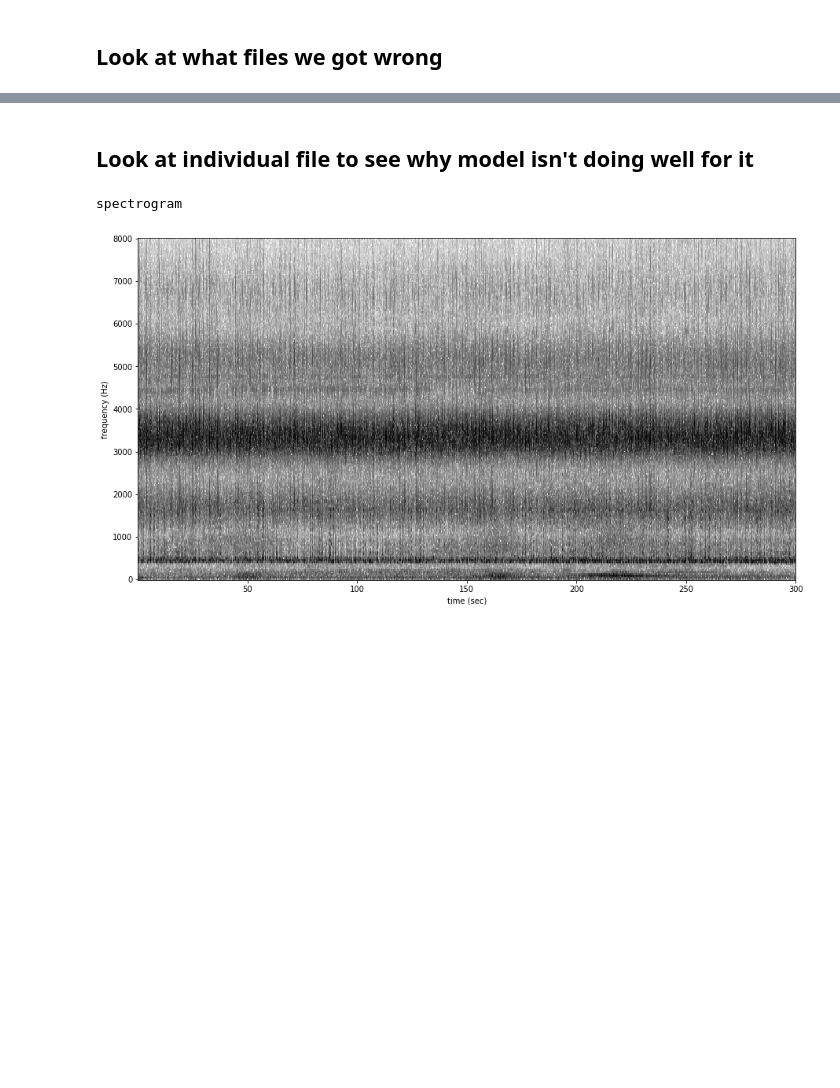
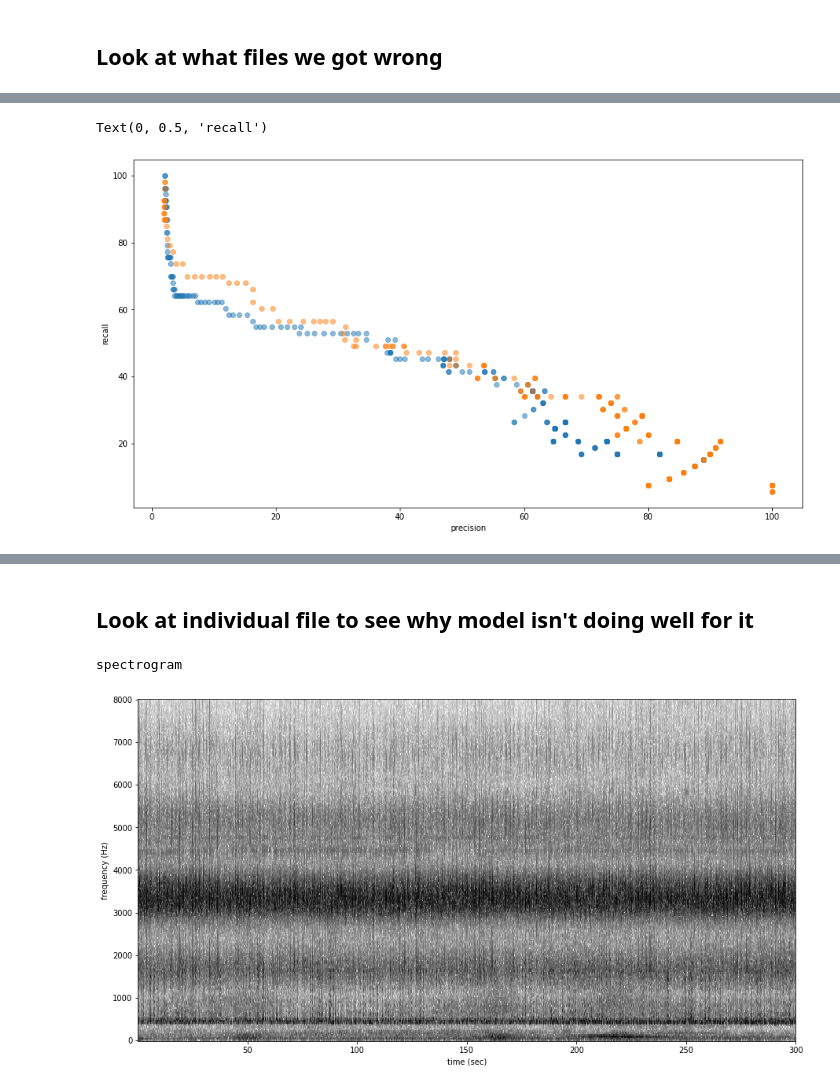
Before and after one commit to mayalapp/ga-frog-id, a Jupyter notebook: python-ribbit/data_cleaning.ipynb, the cells around one changed output, grey strips where cells are left out. Cells and saved outputs as stored; diff of their text form; code cells hidden in the pictures; blank space fills up the shorter version.

```diff
--- a/python-ribbit/data_cleaning.ipynb
+++ b/python-ribbit/data_cleaning.ipynb
@@ -158,0 +199,34 @@ Text(0.5, 1.0, 'RIBBIT scores')
+# %%
+# precision/recall
+cutoffs = range(1,300)
+
+#ich_verified_files_rs = ich_tr_df[['score','Lcapito']].copy()
+#ich_verified_files_rs = ich_verified_files_df[['score','Lcapito']].copy()
+
+def calc_accuracy(df, cutoffs):
+    accuracy = pd.DataFrame()
+    accuracy.index = list(cutoffs)
+    accuracy['precision'] = ''
+    accuracy['recall'] = ''
+
+    for c in cutoffs:
+        accuracy['precision'][c] = len(df[(df['Lcapito']==1) & (df['score']>c)])/len(df[df['score']>c])*100
+        accuracy['recall'][c] = len(df[(df['Lcapito'] == 1) & (df['score']>c)])/len(df[(df['Lcapito'] == 1)])*100
+
+    return accuracy
+
+ich_accuracy1 = calc_accuracy(ich_tr_df, cutoffs)
+ich_accuracy2 = calc_accuracy(ich_verified_files_df, cutoffs)
+# %%
+#print(ich_accuracy1)
+#print(ich_accuracy2)
+
+fig, ax = plt.subplots()  # a figure with a single Axes
+ax.scatter(ich_accuracy1['precision'],ich_accuracy1['recall'], alpha = 0.5)
+ax.scatter(ich_accuracy2['precision'],ich_accuracy2['recall'], alpha = 0.5)
+ax.set_xlabel('precision')
+ax.set_ylabel('recall')
+#ax.set_title('RIBBIT scores')
+# %% [output]
+Text(0, 0.5, 'recall')
+[figure, added]
```
Also changed, not shown: parts of 7 cells of this notebook, 4 other files.
